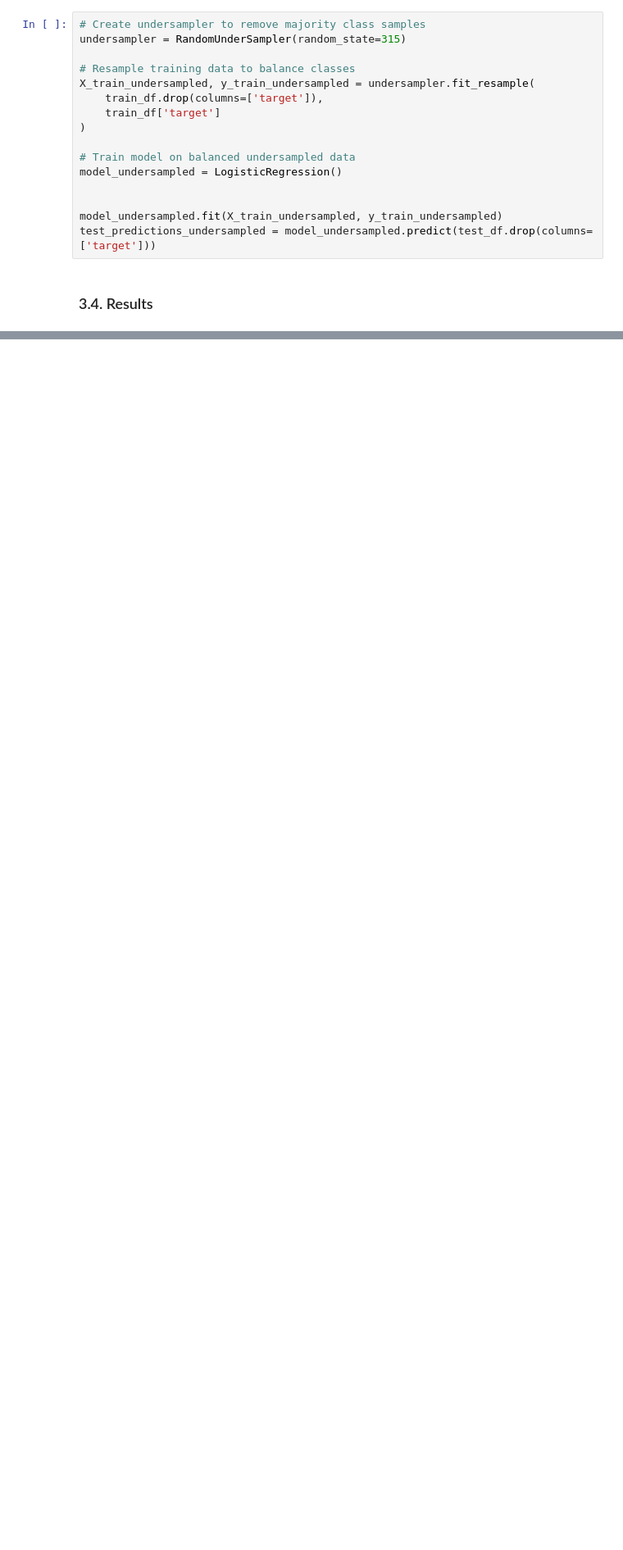
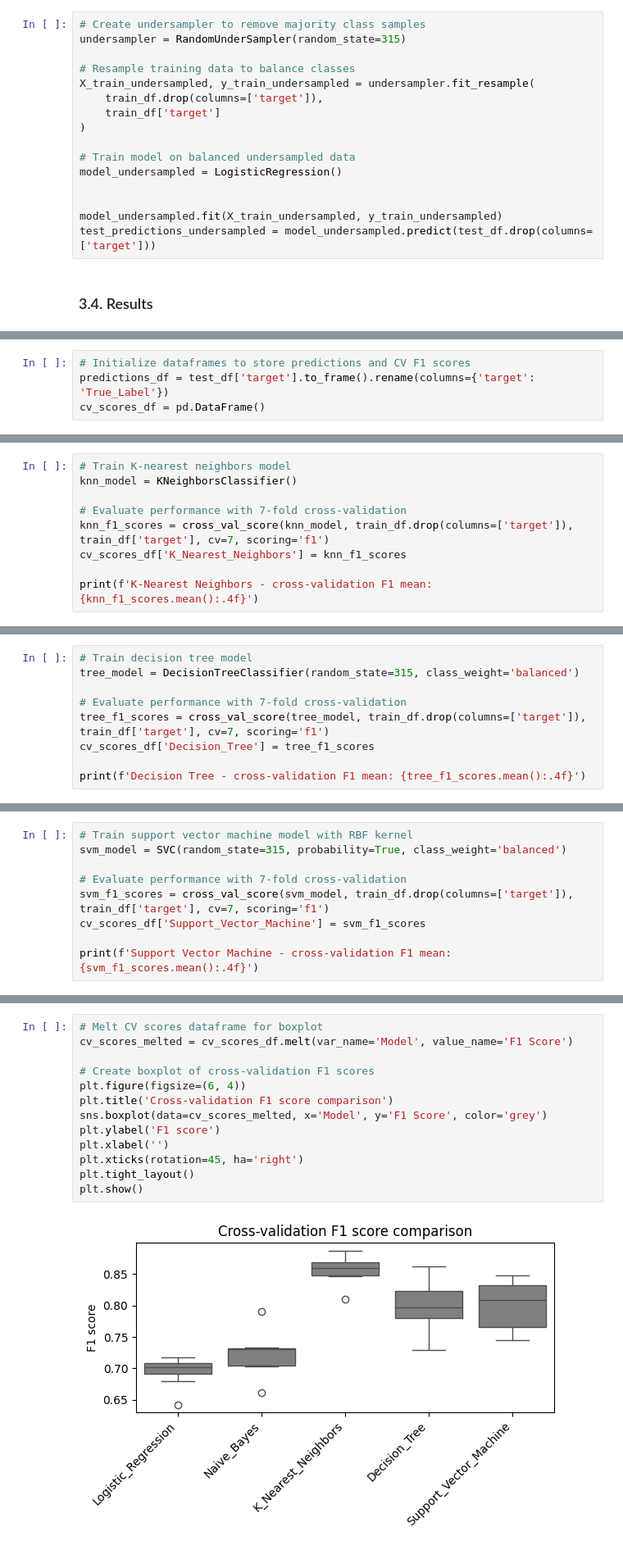
Before and after one commit to kebo0267/AI_ML_Classwork, a Jupyter notebook: class_demo/Lesson_20_demo.ipynb, the cells around one changed output, grey strips where cells are left out. Shown at 82% size. Saved outputs shown, nothing was run; the diff lists cells and outputs as text; blank space fills up the shorter version.

```diff
--- a/class_demo/Lesson_20_demo.ipynb
+++ b/class_demo/Lesson_20_demo.ipynb
@@ -437,0 +608,4 @@ plt.show()
+# %%
+# Initialize dataframes to store predictions and CV F1 scores
+predictions_df = test_df['target'].to_frame().rename(columns={'target': 'True_Label'})
+cv_scores_df = pd.DataFrame()
@@ -437,0 +648,9 @@ plt.show()
+# %%
+# Train K-nearest neighbors model
+knn_model = KNeighborsClassifier()
+
+# Evaluate performance with 7-fold cross-validation
+knn_f1_scores = cross_val_score(knn_model, train_df.drop(columns=['target']), train_df['target'], cv=7, scoring='f1')
+cv_scores_df['K_Nearest_Neighbors'] = knn_f1_scores
+
+print(f'K-Nearest Neighbors - cross-validation F1 mean: {knn_f1_scores.mean():.4f}')
@@ -437,0 +665,9 @@ plt.show()
+# %%
+# Train decision tree model
+tree_model = DecisionTreeClassifier(random_state=315, class_weight='balanced')
+
+# Evaluate performance with 7-fold cross-validation
+tree_f1_scores = cross_val_score(tree_model, train_df.drop(columns=['target']), train_df['target'], cv=7, scoring='f1')
+cv_scores_df['Decision_Tree'] = tree_f1_scores
+
+print(f'Decision Tree - cross-validation F1 mean: {tree_f1_scores.mean():.4f}')
@@ -437,0 +682,9 @@ plt.show()
+# %%
+# Train support vector machine model with RBF kernel
+svm_model = SVC(random_state=315, probability=True, class_weight='balanced')
+
+# Evaluate performance with 7-fold cross-validation
+svm_f1_scores = cross_val_score(svm_model, train_df.drop(columns=['target']), train_df['target'], cv=7, scoring='f1')
+cv_scores_df['Support_Vector_Machine'] = svm_f1_scores
+
+print(f'Support Vector Machine - cross-validation F1 mean: {svm_f1_scores.mean():.4f}')
@@ -437,0 +726,15 @@ plt.show()
+# %%
+# Melt CV scores dataframe for boxplot
+cv_scores_melted = cv_scores_df.melt(var_name='Model', value_name='F1 Score')
+
+# Create boxplot of cross-validation F1 scores
+plt.figure(figsize=(6, 4))
+plt.title('Cross-validation F1 score comparison')
+sns.boxplot(data=cv_scores_melted, x='Model', y='F1 Score', color='grey')
+plt.ylabel('F1 score')
+plt.xlabel('')
+plt.xticks(rotation=45, ha='right')
+plt.tight_layout()
+plt.show()
+# %% [output]
+[figure, added]
```
Also changed, not shown: parts of 39 cells of this notebook.
